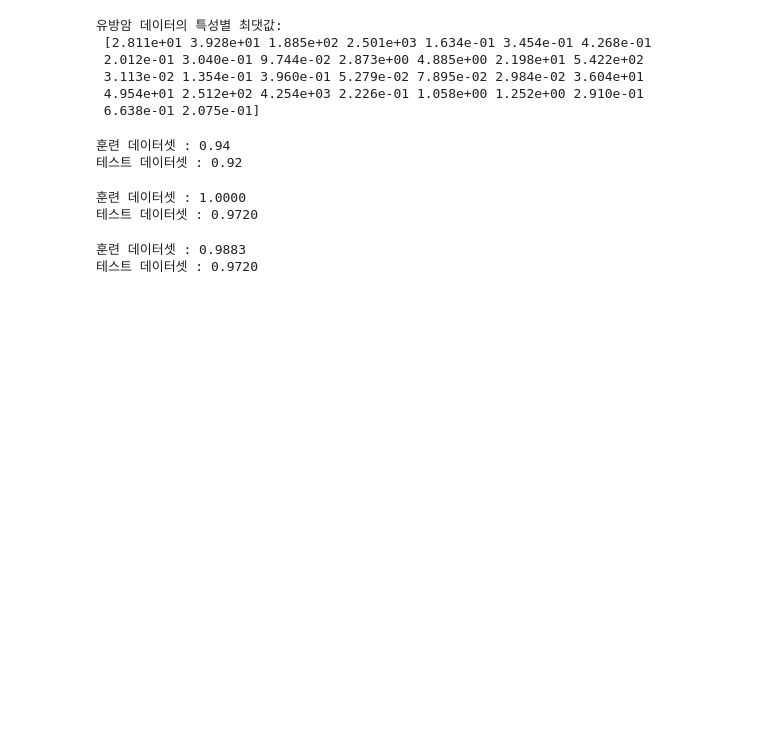
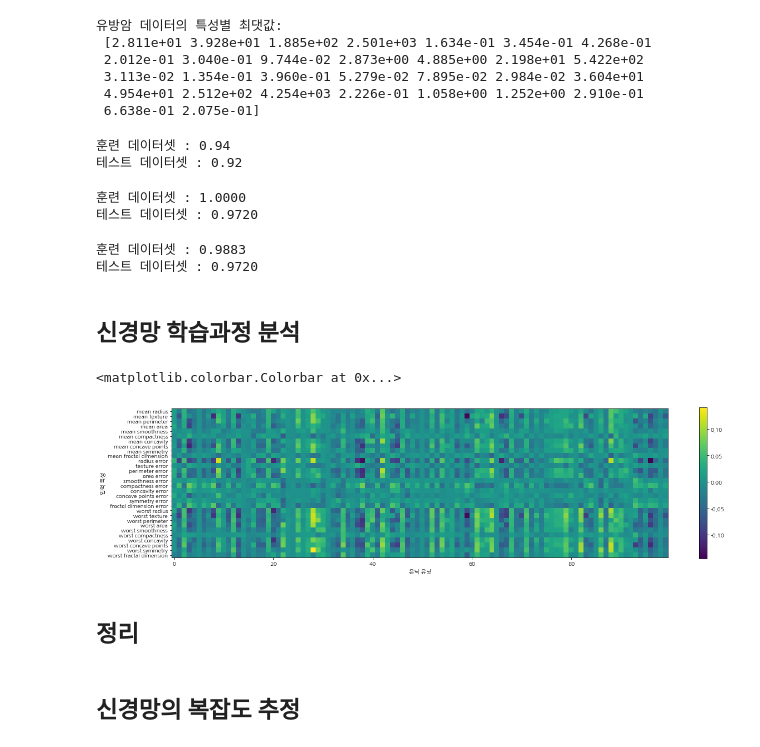
Before and after one commit to sdlee1026/machine, a Jupyter notebook: models/Supervised_Learning/deep_learning.ipynb, the cells around one changed output. Saved outputs shown, nothing was run; the diff lists cells and outputs as text; code cells hidden in the pictures; blank space fills up the shorter version.

```diff
--- a/models/Supervised_Learning/deep_learning.ipynb
+++ b/models/Supervised_Learning/deep_learning.ipynb
@@ -308,3 +308,5 @@ print('테스트 데이터셋 : {:.4f}'.format(mlp_z_alpha.score(X_test_scaled,
 # %% [output]
 훈련 데이터셋 : 0.9883
 테스트 데이터셋 : 0.9720
+# %% [markdown]
+## 신경망 학습과정 분석
@@ -310,0 +317,11 @@ print('테스트 데이터셋 : {:.4f}'.format(mlp_z_alpha.score(X_test_scaled,
+# %%
+plt.figure(figsize=(20,5))
+plt.imshow(mlp_z_alpha.coefs_[0], interpolation='none', cmap='viridis')
+    # .coefs_[0] -> 입력과 제0번 은닉층 의 가중치, .coefs_[n] -> n번 은닉층 ~~ 출력층의 가중치
+plt.yticks(range(30), cancer.feature_names)
+plt.xlabel('은닉 유닛')
+plt.ylabel('입력 특성')
+plt.colorbar()
+# %% [output]
+<matplotlib.colorbar.Colorbar at 0x...>
+[figure, added]
@@ -310,0 +336,2 @@ print('테스트 데이터셋 : {:.4f}'.format(mlp_z_alpha.score(X_test_scaled,
+# %% [markdown]
+## 정리
@@ -310,0 +345,2 @@ print('테스트 데이터셋 : {:.4f}'.format(mlp_z_alpha.score(X_test_scaled,
+# %% [markdown]
+## 신경망의 복잡도 추정
```
Also changed, not shown: parts of 4 cells of this notebook.
